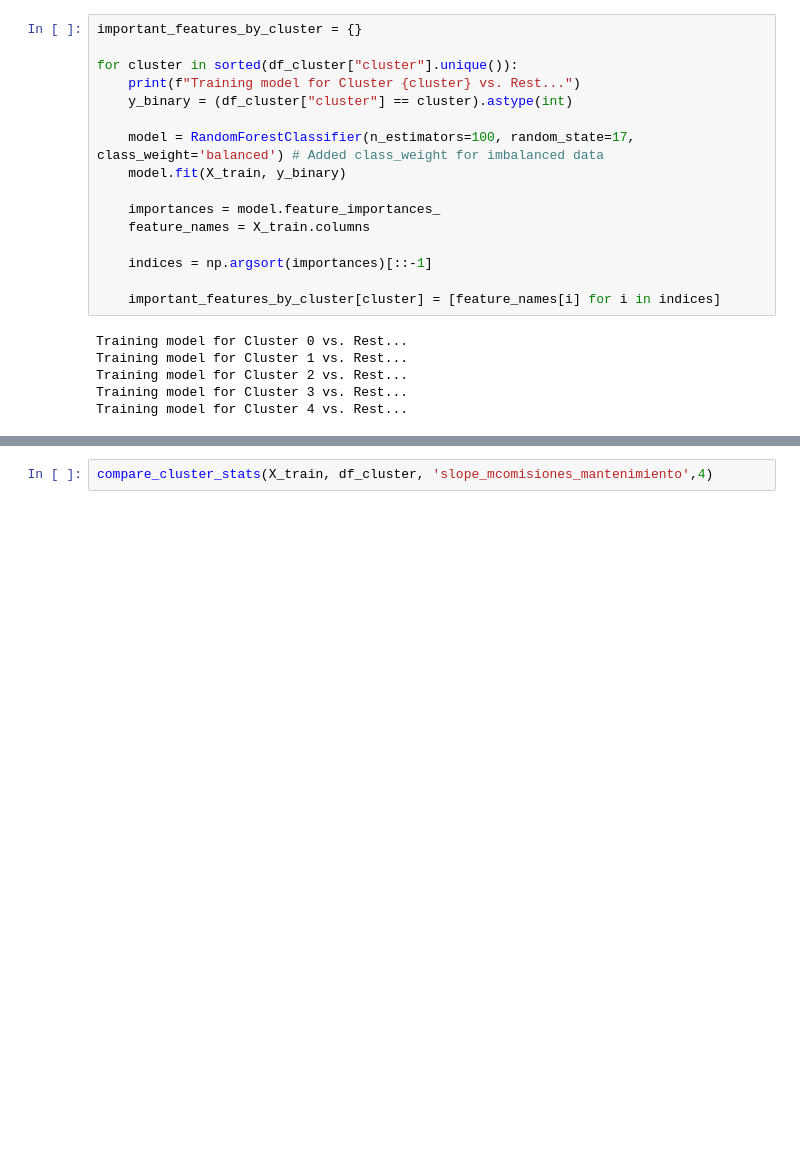
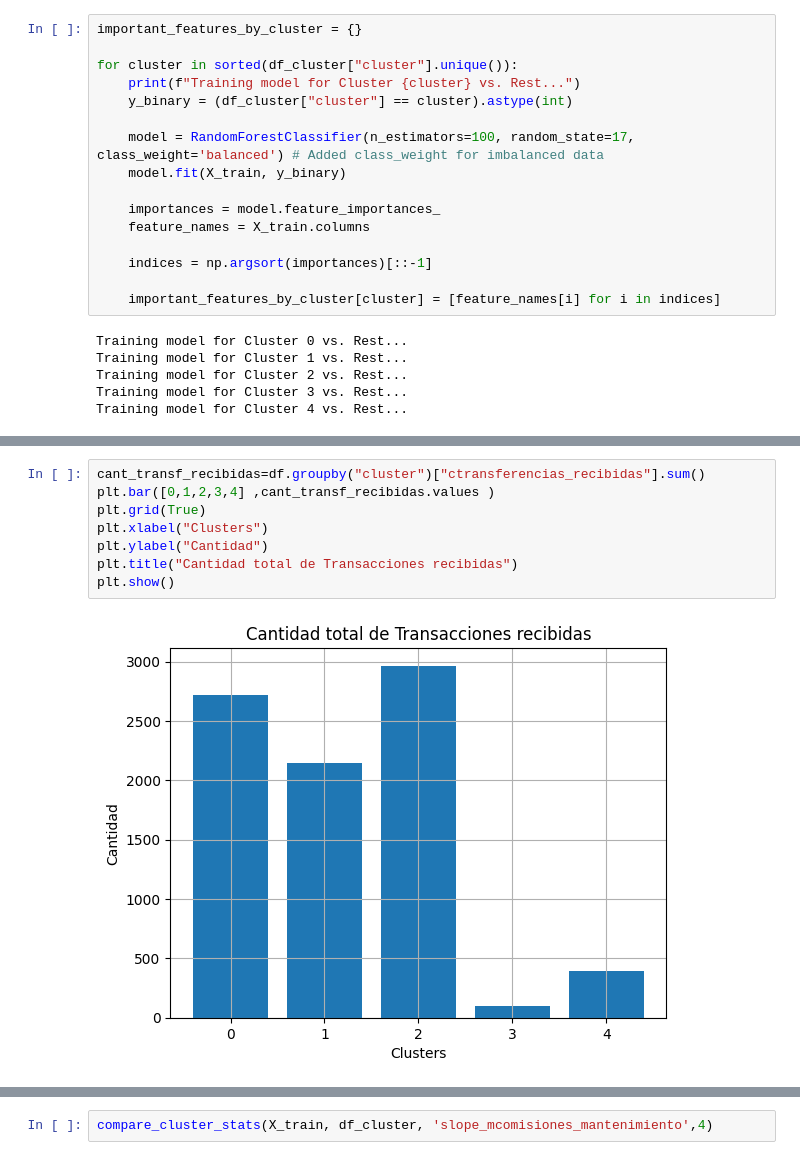
Before and after one commit to CLCHRISLOMBARDO/churn-prediction-bank, a Jupyter notebook: test copy.ipynb, the cells around one changed output, grey strips where cells are left out. Drawn from its saved outputs; the diff is of its cells as text; blank space fills up the shorter version.

```diff
--- a/test copy.ipynb
+++ b/test copy.ipynb
@@ -178,0 +201,10 @@ for k in range(5):
+# %%
+cant_transf_recibidas=df.groupby("cluster")["ctransferencias_recibidas"].sum()
+plt.bar([0,1,2,3,4] ,cant_transf_recibidas.values )
+plt.grid(True)
+plt.xlabel("Clusters")
+plt.ylabel("Cantidad")
+plt.title("Cantidad total de Transacciones recibidas")
+plt.show()
+# %% [output]
+[figure, added]
```
Also changed, not shown: parts of 17 cells of this notebook.
